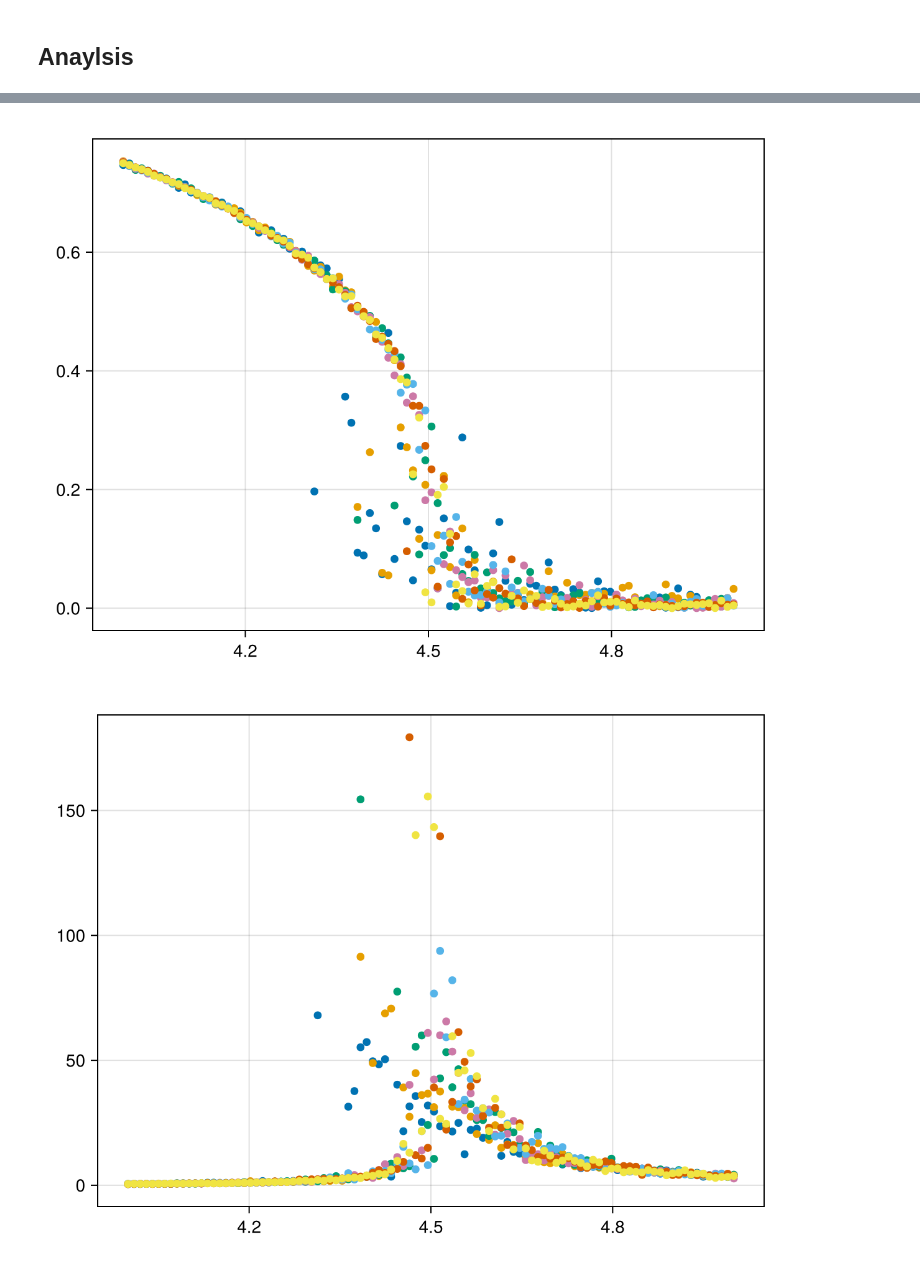
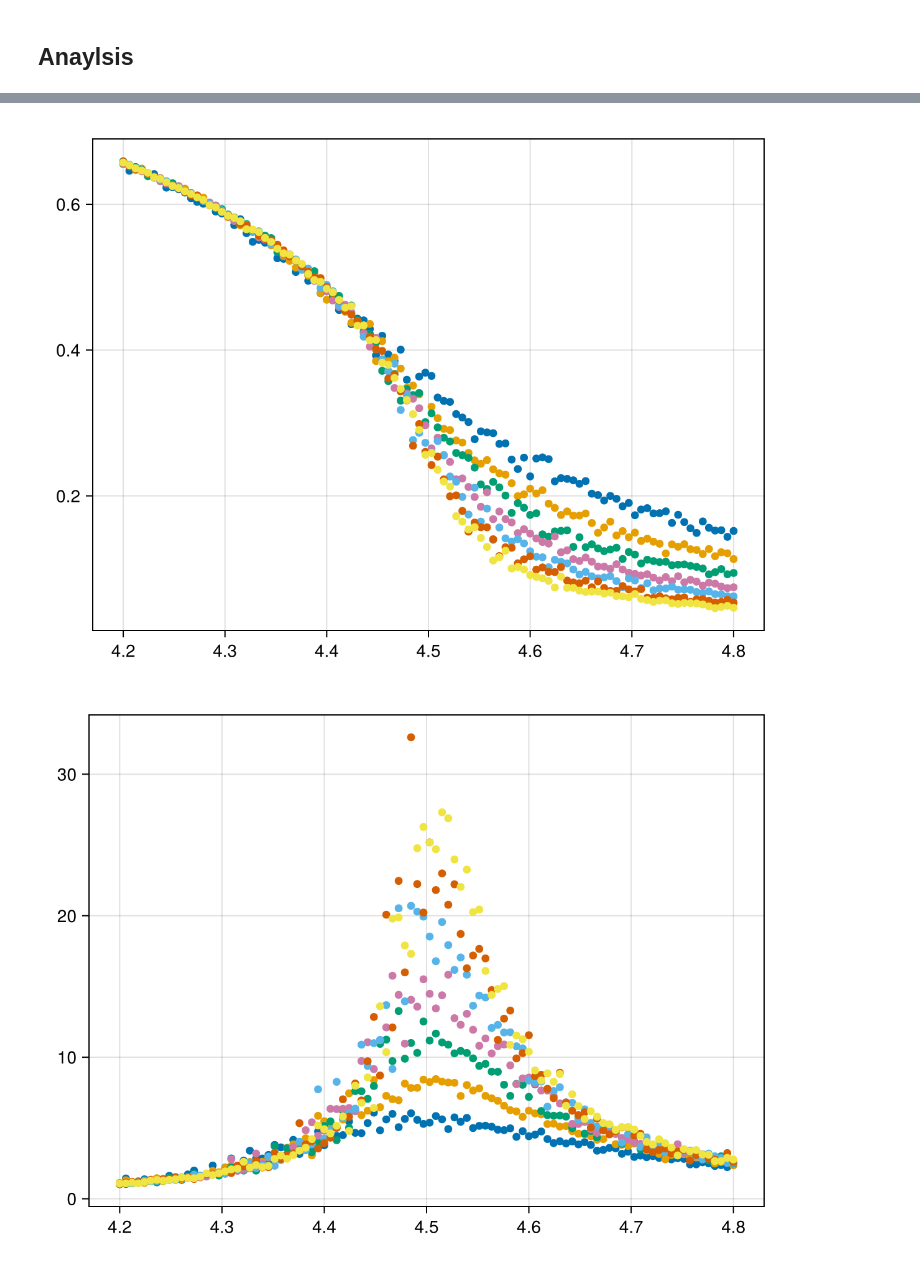
Before and after one commit to emhl/CoPhy3, a Jupyter notebook: ex02/notebooks/finite_size_scaling.ipynb, the cells around one changed output, grey strips where cells are left out. Saved outputs shown, nothing was run; the diff lists cells and outputs as text; code cells hidden in the pictures.

```diff
--- a/ex02/notebooks/finite_size_scaling.ipynb
+++ b/ex02/notebooks/finite_size_scaling.ipynb
@@ -9,7 +9,7 @@ using JLD2
 # %% [markdown]
 ## Anaylsis
 # %%
-data = load("../data/finite_size_scaling.jld2")
+data = load("../data/finite_size_scaling_large.jld2")
 # %% [output]
 Dict{String, Any} with 4 entries:
   "grid_sizes"     => [10, 12, 14, 16, 18, 20, 22]
@@ -24,8 +26,8 @@ magnetisations = data["magnetisations"];
 # %%
-fig = plt.Figure()
-ax = plt.Axis(fig[1,1])
+fig = Figure()
+ax = Axis(fig[1,1])
 for (grid_size, energies_, temps_) in zip(grid_sizes, energies, temps)
-    plt.plot!(ax, temps_, energies_[1], label="L = $grid_size")
+    plot!(ax, temps_, energies_[1], label="L = $grid_size")
 end
 fig
 # %% [output]
@@ -33,19 +35,21 @@ fig
 # %%
-fig = plt.Figure()
-ax = plt.Axis(fig[1,1])
+fig = Figure()
+ax = Axis(fig[1,1])
 for (grid_size, magnetisations_, temps_) in zip(grid_sizes, magnetisations, temps)
-    plt.plot!(ax, temps_, abs.(magnetisations_[1]), label="L = $grid_size")
+    plot!(ax, temps_, abs.(magnetisations_[1]), label="L = $grid_size")
 end
 fig
 # %% [output]
-[figure, old version]
+[figure, new version]
 # %%
-fig = plt.Figure()
-ax = plt.Axis(fig[1,1])
+fig = Figure()
+ax = Axis(fig[1,1])
+susceptibilities = []
 for (grid_size, magnetisations_, temps_) in zip(grid_sizes, magnetisations, temps)
-    susceptibilities = magnetisations_[2] .^2 ./ temps_ .* grid_size^3
-    plt.plot!(temps_, susceptibilities, label="L = $grid_size")
+    susceptibilities_ = magnetisations_[2] .^2 ./ temps_ .* grid_size^3
+    push!(susceptibilities, susceptibilities_)
+    plot!(temps_, susceptibilities_, label="L = $grid_size")
 end
 fig
 # %% [output]
-[figure, old version]
+[figure, new version]
```
Also changed, not shown: parts of 19 cells of this notebook.
